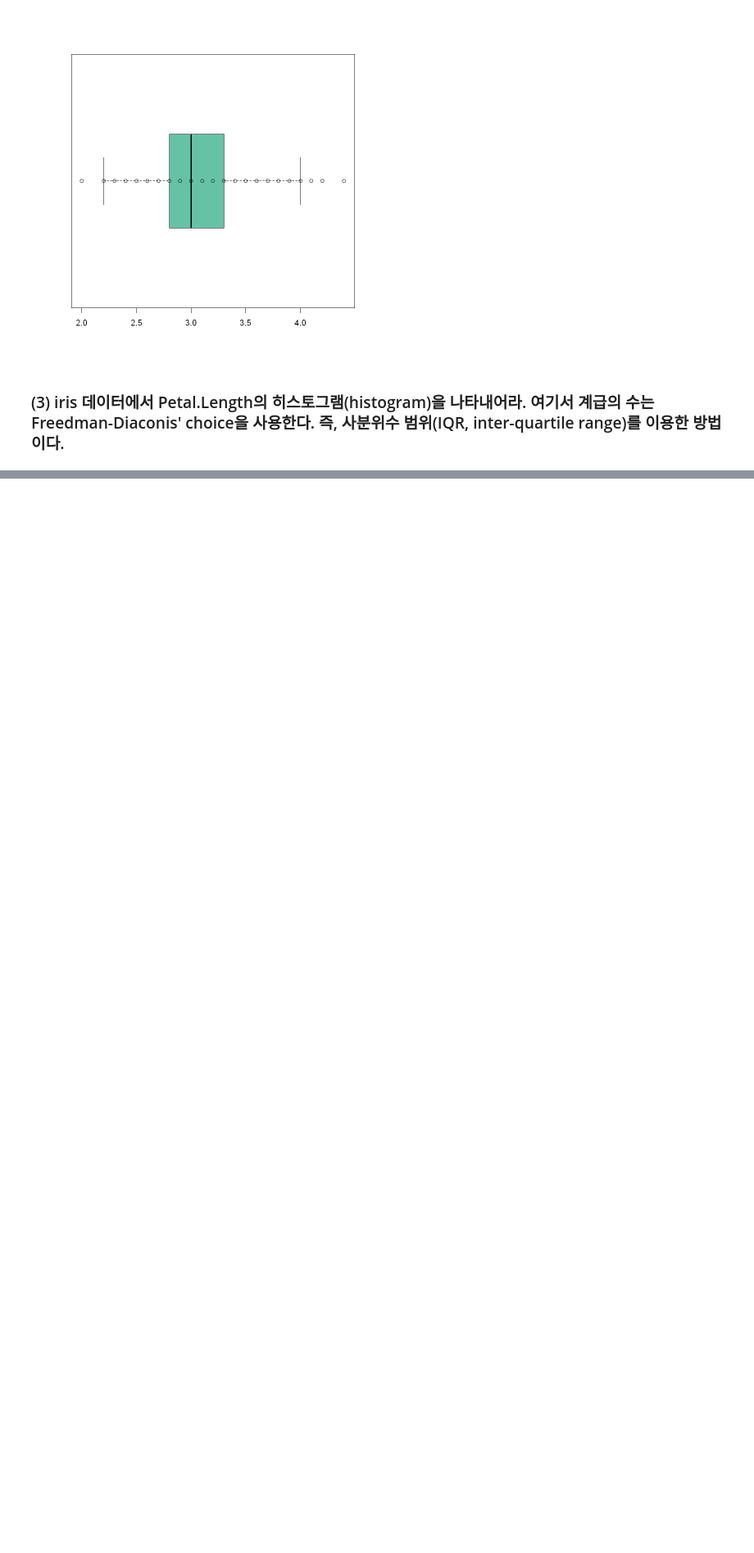
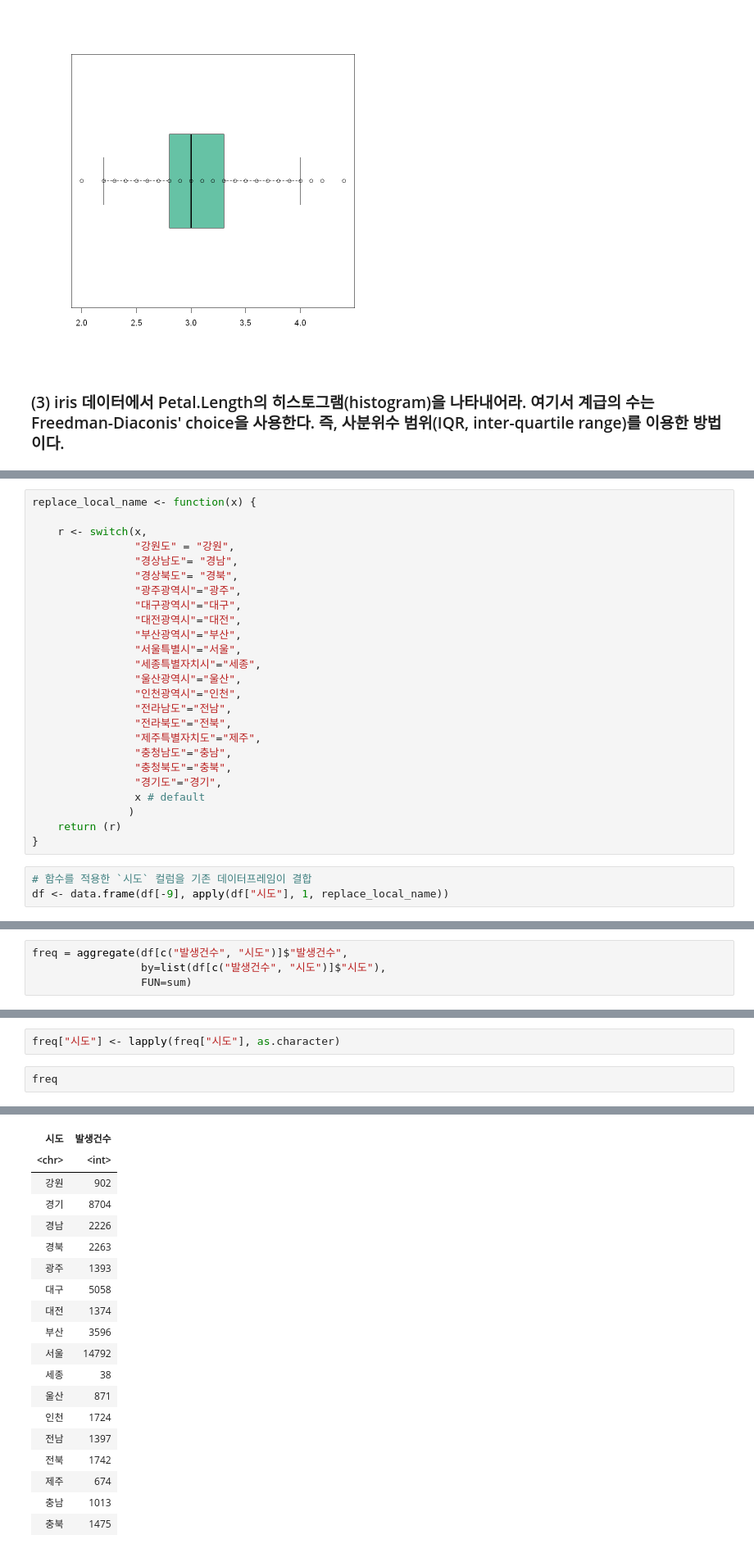
Before and after one commit to 21jun/probability-statistics-programming, a Jupyter notebook: 중간고사.ipynb, the cells around one changed output, grey strips where cells are left out. Shown: that part at 82% size. Saved outputs shown, nothing was run; the diff lists cells and outputs as text; blank space fills up the shorter version.

```diff
--- a/중간고사.ipynb
+++ b/중간고사.ipynb
@@ -96,0 +176,28 @@ hist(iris$Petal.Length)
+# %%
+replace_local_name <- function(x) {
+
+    r <- switch(x,
+                "강원도" = "강원",
+                "경상남도"= "경남",
+                "경상북도"= "경북",
+                "광주광역시"="광주",
+                "대구광역시"="대구",
+                "대전광역시"="대전",
+                "부산광역시"="부산",
+                "서울특별시"="서울",
+                "세종특별자치시"="세종",
+                "울산광역시"="울산",
+                "인천광역시"="인천",
+                "전라남도"="전남",
+                "전라북도"="전북",
+                "제주특별자치도"="제주",
+                "충청남도"="충남",
+                "충청북도"="충북",
+                "경기도"="경기",
+                x # default
+               )
+    return (r)
+}
+# %%
+# 함수를 적용한 `시도` 컬럼을 기존 데이터프레임이 결합
+df <- data.frame(df[-9], apply(df["시도"], 1, replace_local_name))
@@ -96,0 +222,4 @@ hist(iris$Petal.Length)
+# %%
+freq = aggregate(df[c("발생건수", "시도")]$"발생건수",
+                 by=list(df[c("발생건수", "시도")]$"시도"),
+                 FUN=sum)
@@ -96,0 +228,5 @@ hist(iris$Petal.Length)
+# %%
+freq["시도"] <- lapply(freq["시도"], as.character)
+# %%
+freq
+# %% [output]
@@ -96,0 +234,19 @@ hist(iris$Petal.Length)
+| 시도 | 발생건수 |
+| <chr> | <int> |
+| 강원 | 902 |
+| 경기 | 8704 |
+| 경남 | 2226 |
+| 경북 | 2263 |
+| 광주 | 1393 |
+| 대구 | 5058 |
+| 대전 | 1374 |
+| 부산 | 3596 |
+| 서울 | 14792 |
+| 세종 | 38 |
+| 울산 | 871 |
+| 인천 | 1724 |
+| 전남 | 1397 |
+| 전북 | 1742 |
+| 제주 | 674 |
+| 충남 | 1013 |
+| 충북 | 1475 |
```
Also changed, not shown: parts of 19 cells of this notebook, 1 other file.
